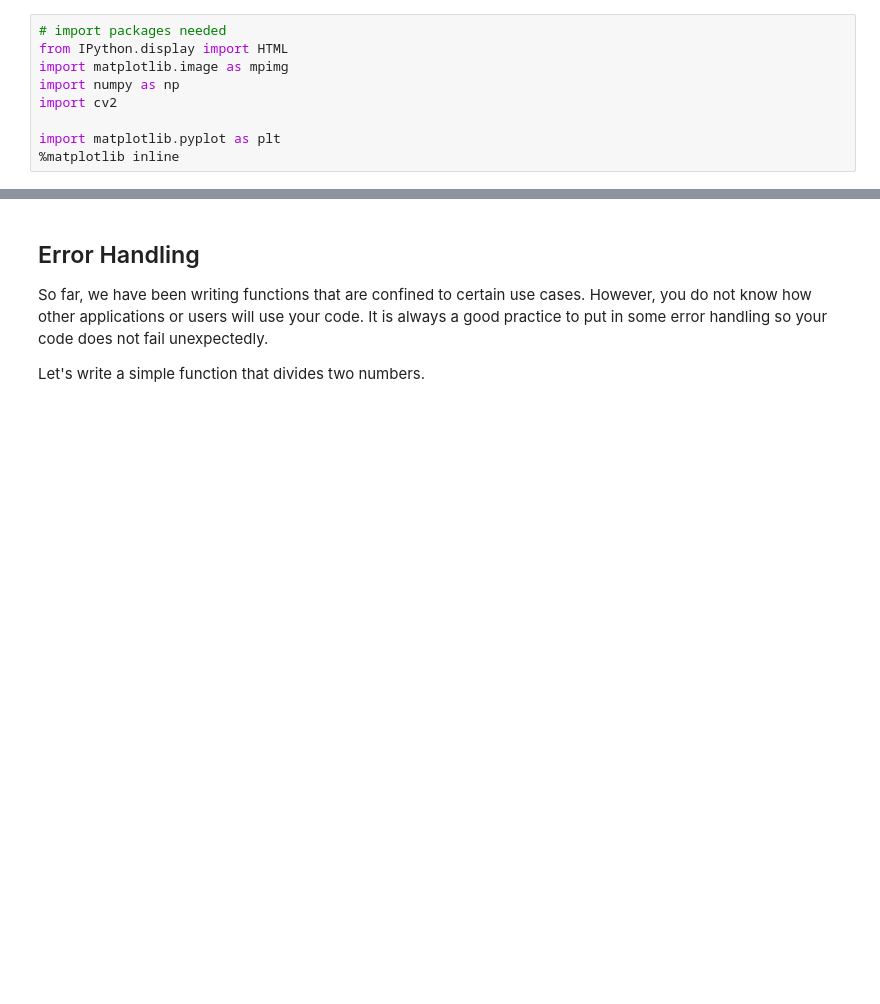
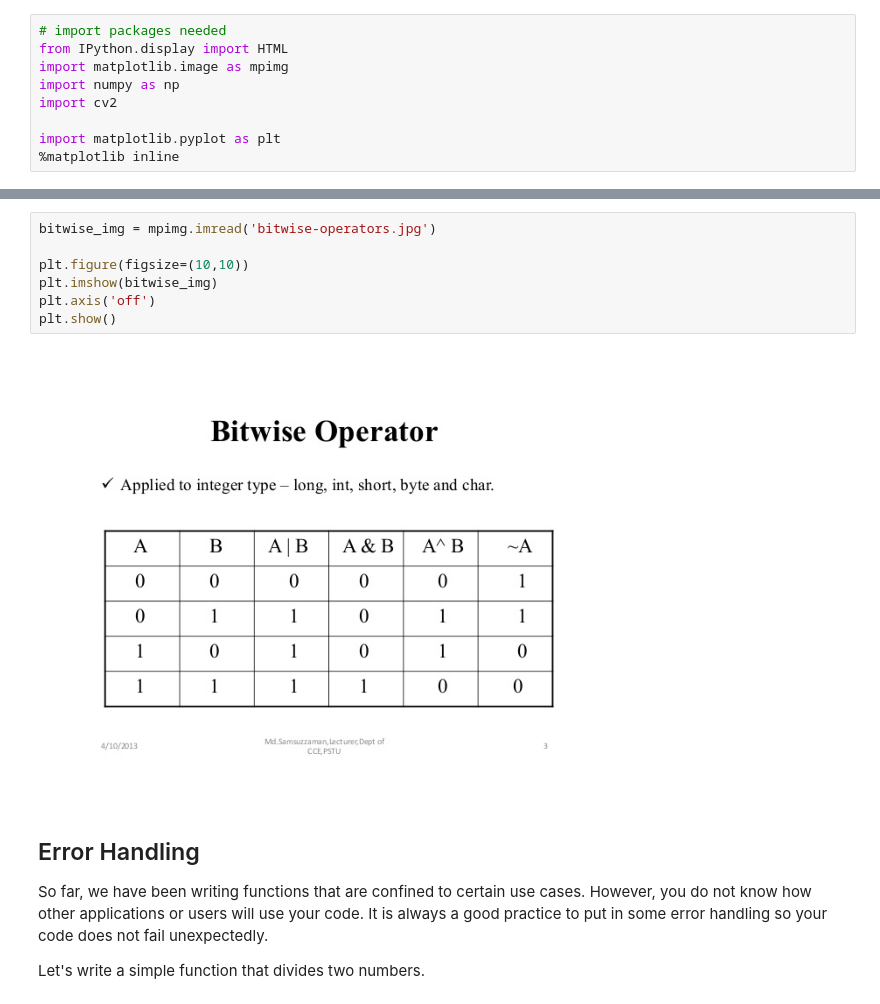
Before and after one commit to acflippo/Intro_to_Computer_Vision, a Jupyter notebook: Lesson4/Color_Detection.ipynb, the cells around one changed output, grey strips where cells are left out. Saved outputs shown, nothing was run; the diff lists cells and outputs as text; blank space fills up the shorter version.

```diff
--- a/Lesson4/Color_Detection.ipynb
+++ b/Lesson4/Color_Detection.ipynb
@@ -18,3 +24,12 @@ import matplotlib.pyplot as plt
+# %%
+bitwise_img = mpimg.imread('bitwise-operators.jpg')
+
+plt.figure(figsize=(10,10))
+plt.imshow(bitwise_img)
+plt.axis('off')
+plt.show()
+# %% [output]
+[figure, added]
 # %% [markdown]
 ## Error Handling
 
```
Also changed, not shown: parts of 7 cells of this notebook, 1 other file.
